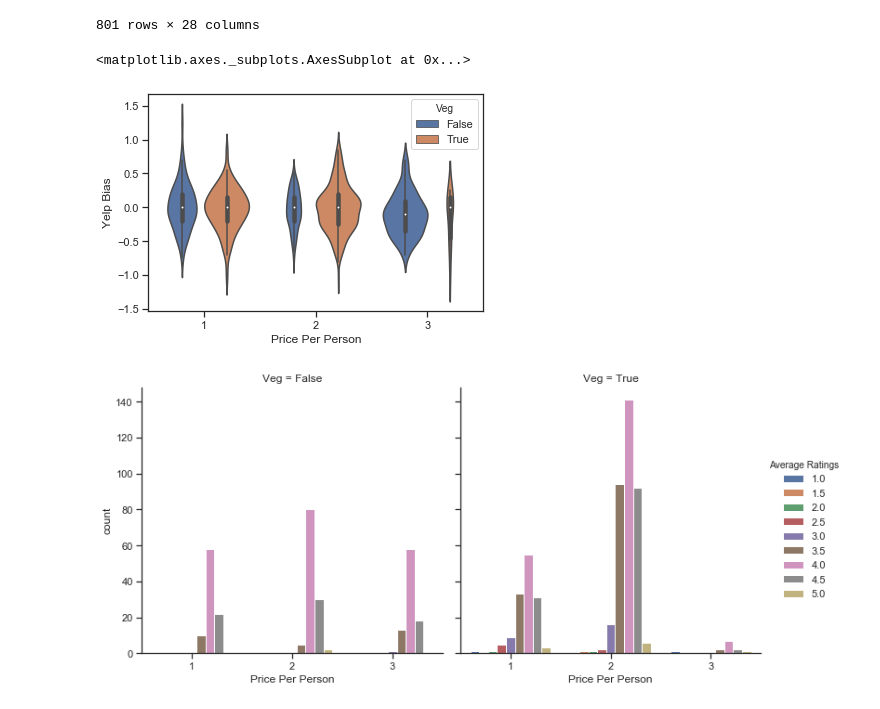
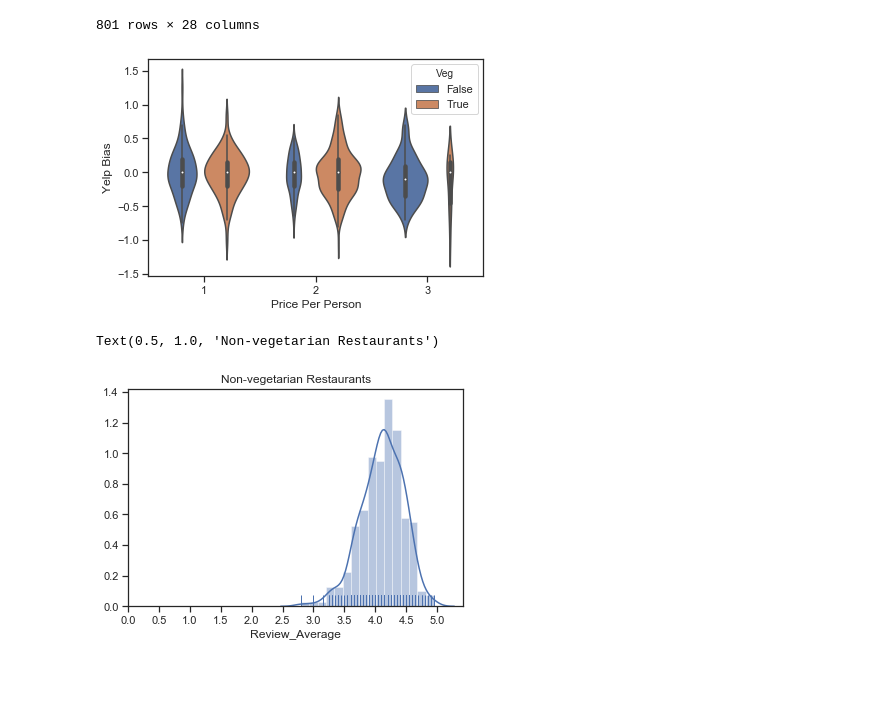
Before and after one commit to kiet415/yelp-project, a Jupyter notebook: yelpVizualization.ipynb, the cells around one changed output. Drawn from its saved outputs; the diff is of its cells as text; code cells hidden in the pictures; blank space fills up the shorter version.

```diff
--- a/yelpVizualization.ipynb
+++ b/yelpVizualization.ipynb
@@ -69,11 +85,6 @@ final_df
 801 rows × 28 columns
 # %%
 sns.set(style="ticks")
-sns.violinplot(x=final_df['Price Per Person'], y=final_df['Yelp Bias'], pallete='muted', hue=final_df['Veg'],scale='count')
+a=sns.violinplot(x=final_df['Price Per Person'], y=final_df['Yelp Bias'], pallete='muted', hue=final_df['Veg'],scale='count')
 # %% [output]
-<matplotlib.axes._subplots.AxesSubplot at 0x...>
 [figure]
-# %%
-graph2=sns.catplot(data=final_df, x='Price Per Person', hue='Average Ratings', col='Veg', kind='count')
-# %% [output]
-[figure, removed]
@@ -80 +96,12 @@ graph2=sns.catplot(data=final_df, x='Price Per Person', hue='Average Ratings', c
+# %%
+sns.set(style='ticks')
+a=sns.distplot(nonveg_final_df['Review_Average'], rug=True)
+a.set_xticks([0,0.5,1.0,1.5,2.0,2.5,3.0,3.5,4.0,4.5,5.0])
+#a.set_yticks([0,.1,.2,.3,.4,.5,.6,.7,.8,.9,1.0])
+#a.set_xlabel('Yelp Reviews Rating')
+#a.set_ylabel('Count')
+a.set_title('Non-vegetarian Restaurants')
+# %% [output]
+Text(0.5, 1.0, 'Non-vegetarian Restaurants')
+[figure, added]
 # %%
```
Also changed, not shown: parts of 9 cells of this notebook.
